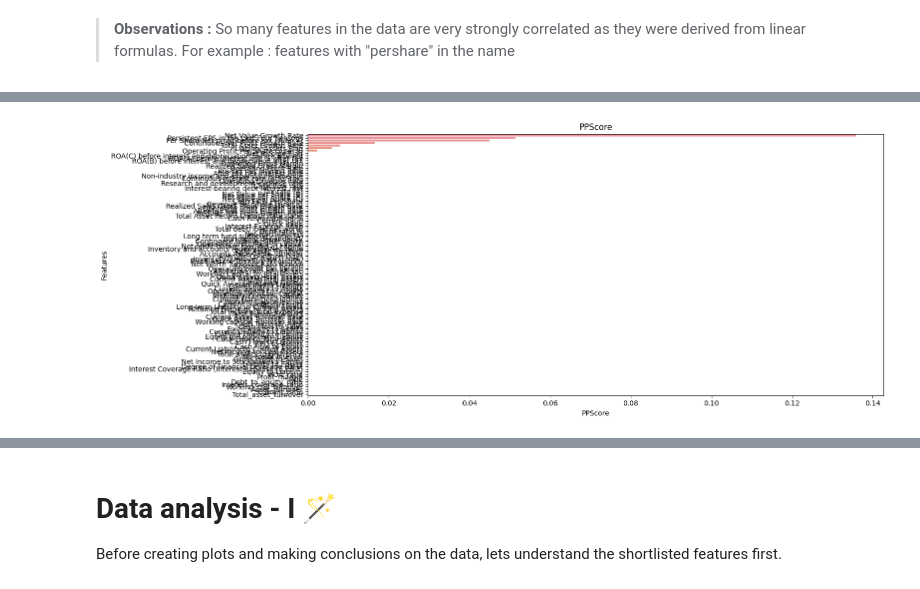
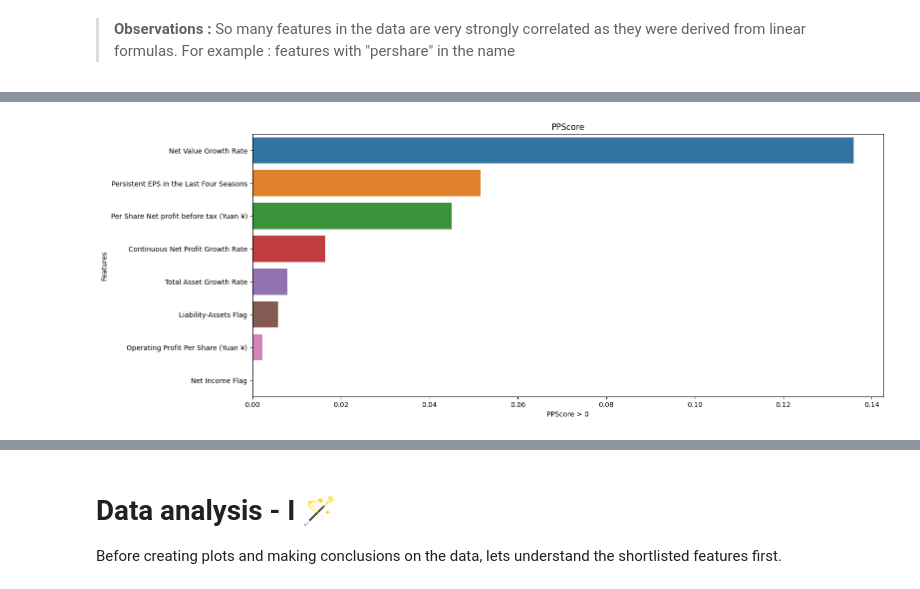
Before and after one commit to kuralamuthan300/bankruptcy_prediction, a Jupyter notebook: bankruptcy-eda-modelling.ipynb, the cells around one changed output, grey strips where cells are left out. Drawn from its saved outputs; the diff is of its cells as text; code cells hidden in the pictures.

Commit message:
Kaggle Notebook |  📈Bankruptcy Prediction 🔻|TWSE 🏦 | F1 - 0.74 with XGB

```diff
--- a/bankruptcy-eda-modelling.ipynb
+++ b/bankruptcy-eda-modelling.ipynb
@@ -249,20 +265,21 @@ y = company_df.Bankrupt
 X_train, X_test, y_train, y_test = train_test_split(X, y, test_size=0.2, stratify=y, random_state=42)
 # %%
 # Calculating Predictive power score (PPS)
-pps_input_df = X_train
-pps_input_df['Bankrupt'] = y_train.astype(str)
+pps_input_df = X_train.copy()
+pps_input_df['Bankrupt'] = y_train.astype(str).copy()
 pps_df = pps.predictors(pps_input_df, y="Bankrupt")
+pps_df = pps_df[pps_df.ppscore > 0]
 
 # Plotting PPS
 plt.figure(figsize=(16,6))
 sns.barplot(data=pps_df, x="ppscore", y="x")
 plt.ylabel("Features")
-plt.xlabel("PPScore")
+plt.xlabel("PPScore > 0")
 plt.tight_layout()
 plt.title("PPScore")
 plt.show()
 # %% [output]
-[figure, old version]
+[figure, new version]
 # %%
 pps_df.sort_values(by=['ppscore'], ascending=False)[:10]
 # %% [output]
```
Also changed, not shown: parts of 56 cells of this notebook.
